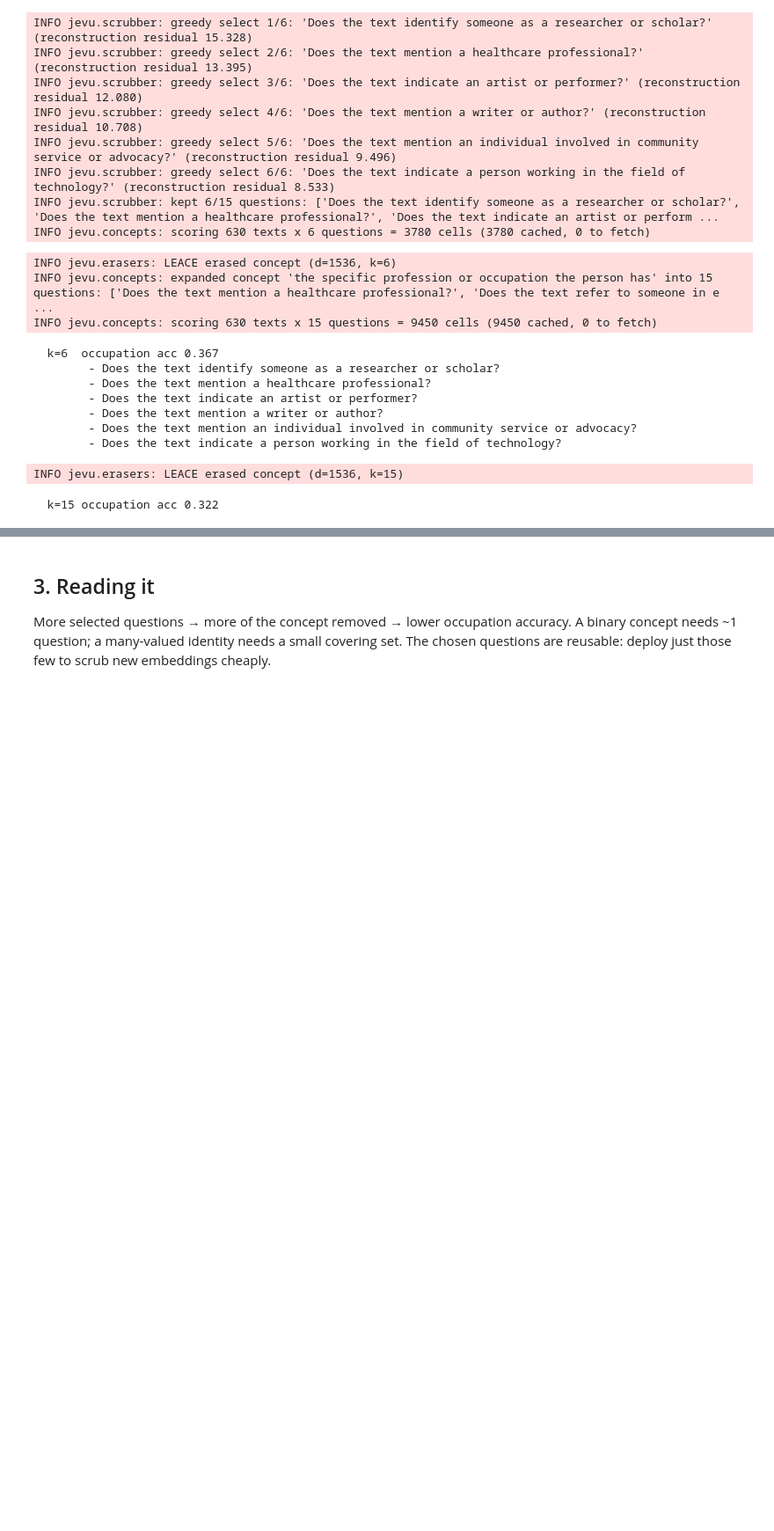
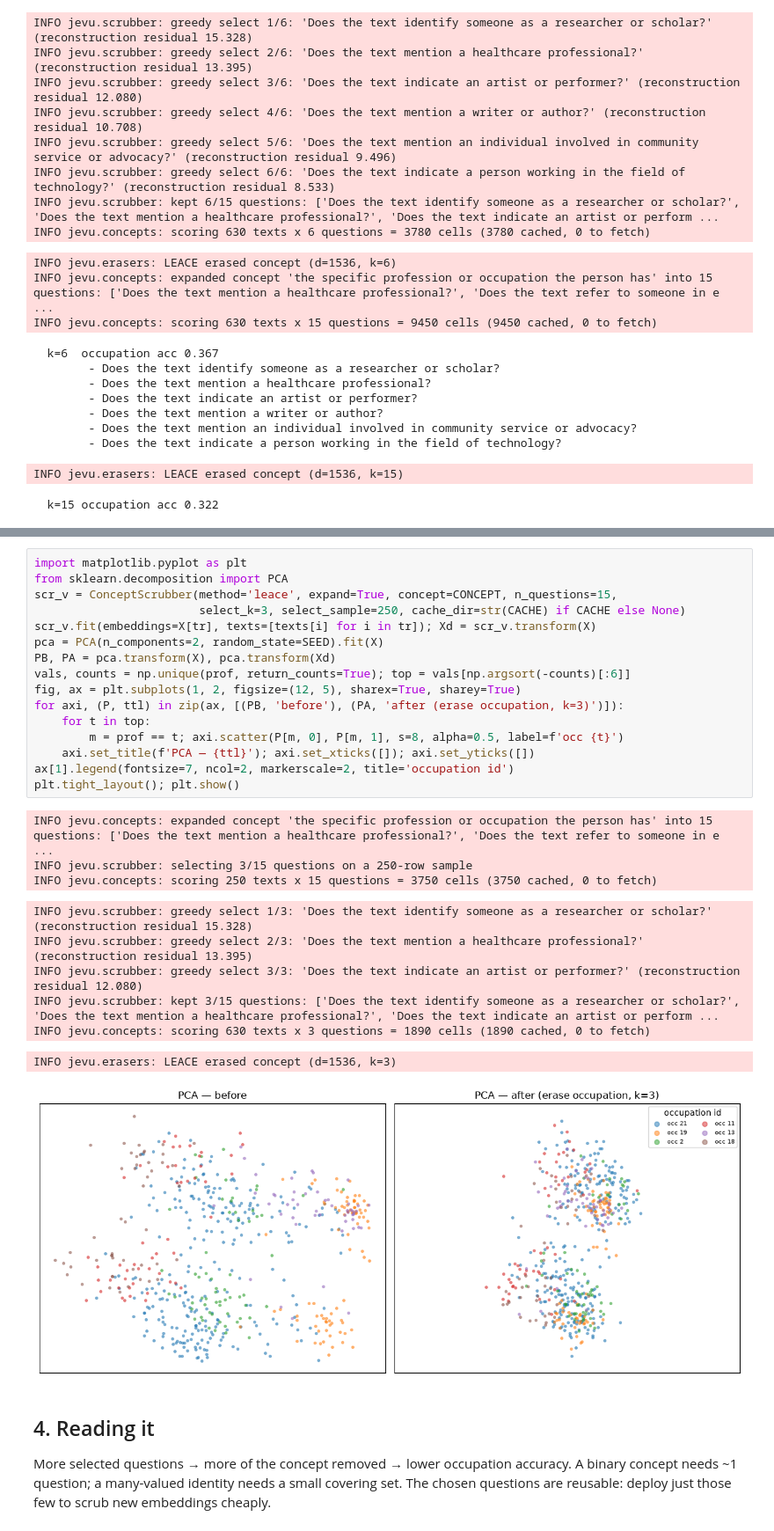
Before and after one commit to cowana-ai/jevu, a Jupyter notebook: examples/occupation_erasure.ipynb, the cells around one changed output, grey strips where cells are left out. Shown at 88% size. Saved outputs shown, nothing was run; the diff lists cells and outputs as text; blank space fills up the shorter version.

```diff
--- a/examples/occupation_erasure.ipynb
+++ b/examples/occupation_erasure.ipynb
@@ -165,4 +169,31 @@ INFO jevu.erasers: LEACE erased concept (d=1536, k=15)
+# %%
+import matplotlib.pyplot as plt
+from sklearn.decomposition import PCA
+scr_v = ConceptScrubber(method='leace', expand=True, concept=CONCEPT, n_questions=15,
+                        select_k=3, select_sample=250, cache_dir=str(CACHE) if CACHE else None)
+scr_v.fit(embeddings=X[tr], texts=[texts[i] for i in tr]); Xd = scr_v.transform(X)
+pca = PCA(n_components=2, random_state=SEED).fit(X)
+PB, PA = pca.transform(X), pca.transform(Xd)
+vals, counts = np.unique(prof, return_counts=True); top = vals[np.argsort(-counts)[:6]]
+fig, ax = plt.subplots(1, 2, figsize=(12, 5), sharex=True, sharey=True)
+for axi, (P, ttl) in zip(ax, [(PB, 'before'), (PA, 'after (erase occupation, k=3)')]):
+    for t in top:
+        m = prof == t; axi.scatter(P[m, 0], P[m, 1], s=8, alpha=0.5, label=f'occ {t}')
+    axi.set_title(f'PCA — {ttl}'); axi.set_xticks([]); axi.set_yticks([])
+ax[1].legend(fontsize=7, ncol=2, markerscale=2, title='occupation id')
+plt.tight_layout(); plt.show()
+# %% [output]
+INFO jevu.concepts: expanded concept 'the specific profession or occupation the person has' into 15 questions: ['Does the text mention a healthcare professional?', 'Does the text refer to someone in e ...
+INFO jevu.scrubber: selecting 3/15 questions on a 250-row sample
+INFO jevu.concepts: scoring 250 texts x 15 questions = 3750 cells (3750 cached, 0 to fetch)
+INFO jevu.scrubber: greedy select 1/3: 'Does the text identify someone as a researcher or scholar?' (reconstruction residual 15.328)
+INFO jevu.scrubber: greedy select 2/3: 'Does the text mention a healthcare professional?' (reconstruction residual 13.395)
+INFO jevu.scrubber: greedy select 3/3: 'Does the text indicate an artist or performer?' (reconstruction residual 12.080)
+INFO jevu.scrubber: kept 3/15 questions: ['Does the text identify someone as a researcher or scholar?', 'Does the text mention a healthcare professional?', 'Does the text indicate an artist or perform ...
+INFO jevu.concepts: scoring 630 texts x 3 questions = 1890 cells (1890 cached, 0 to fetch)
+INFO jevu.erasers: LEACE erased concept (d=1536, k=3)
+[figure, added]
 # %% [markdown]
-## 3. Reading it
+## 4. Reading it
 
 More selected questions → more of the concept removed → lower occupation accuracy. A binary concept needs ~1 question; a many-valued identity needs a small covering set. The chosen questions are reusable: deploy just those few to scrub new embeddings cheaply.
```
Also changed, not shown: parts of 1 cell of this notebook, 2 other files.
